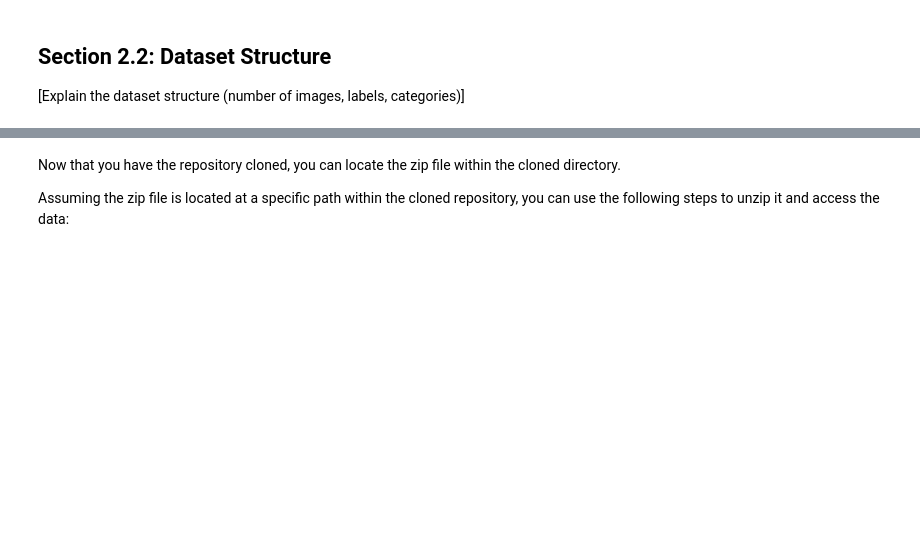
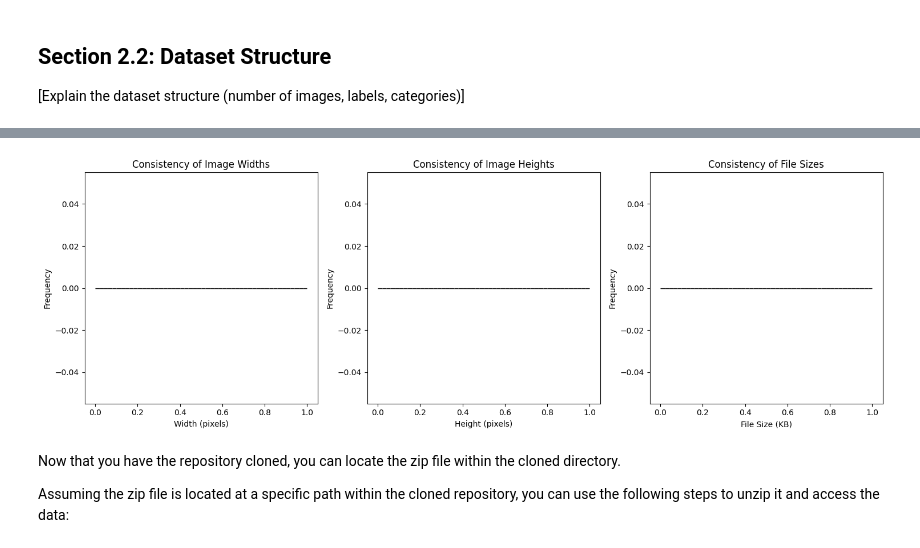
Before and after one commit to NeoRedcraft/dl-project-1, a Jupyter notebook: jupyter_notebook/Final.ipynb, the cells around one changed output, grey strips where cells are left out. Cells and saved outputs as stored; diff of their text form; code cells hidden in the pictures; blank space fills up the shorter version.

```diff
--- a/jupyter_notebook/Final.ipynb
+++ b/jupyter_notebook/Final.ipynb
@@ -117,0 +136,65 @@ Count for 'Pathological_Myopia': 5833
+# %%
+import os
+from PIL import Image
+import matplotlib.pyplot as plt
+import numpy as np
+
+# Initialize lists to store image attributes
+resolutions = []
+file_sizes = []
+
+# Iterate through each extracted folder and collect attributes from images within the nested folder
+for folder_name in extracted_folders:
+    nested_folder_path = os.path.join(extract_dir_base, folder_name, folder_name) # Assuming the nested folder structure
+
+    if os.path.exists(nested_folder_path):
+        for filename in os.listdir(nested_folder_path):
+            if filename.endswith(('.jpg', '.jpeg', '.png')):
+                filepath = os.path.join(nested_folder_path, filename)
+
+                # Get file size
+                file_size_kb = os.path.getsize(filepath) / 1024  # in KB
+                file_sizes.append(file_size_kb)
+
+                try:
+                    # Open image to get resolution
+                    with Image.open(filepath) as img:
+                        width, height = img.size
+                        resolutions.append((width, height))
+                except Exception as e:
+                    print(f"Could not process image {filepath}: {e}")
+    else:
+        print(f"Warning: Nested folder not found for {folder_name} at {nested_folder_path}")
+
+
+# Prepare data for histograms
+widths = [res[0] for res in resolutions]
+heights = [res[1] for res in resolutions]
+
+# Create histograms
+plt.figure(figsize=(15, 5))
+
+# Histogram of Image Widths
+plt.subplot(1, 3, 1)
+plt.hist(widths, bins=50, color='skyblue', edgecolor='black')
+plt.xlabel('Width (pixels)')
+plt.ylabel('Frequency')
+plt.title('Consistency of Image Widths')
+
+# Histogram of Image Heights
+plt.subplot(1, 3, 2)
+plt.hist(heights, bins=50, color='lightgreen', edgecolor='black')
+plt.xlabel('Height (pixels)')
+plt.ylabel('Frequency')
+plt.title('Consistency of Image Heights')
+
+# Histogram of File Sizes
+plt.subplot(1, 3, 3)
+plt.hist(file_sizes, bins=50, color='salmon', edgecolor='black')
+plt.xlabel('File Size (KB)')
+plt.ylabel('Frequency')
+plt.title('Consistency of File Sizes')
+
+plt.tight_layout()
+plt.show()
+# %% [output]
@@ -118,3 +205,4 @@ Count for 'Pathological_Myopia': 5833
+[figure, added]
 # %% [markdown]
 Now that you have the repository cloned, you can locate the zip file within the cloned directory.
 
```
Also changed, not shown: parts of 5 cells of this notebook.
